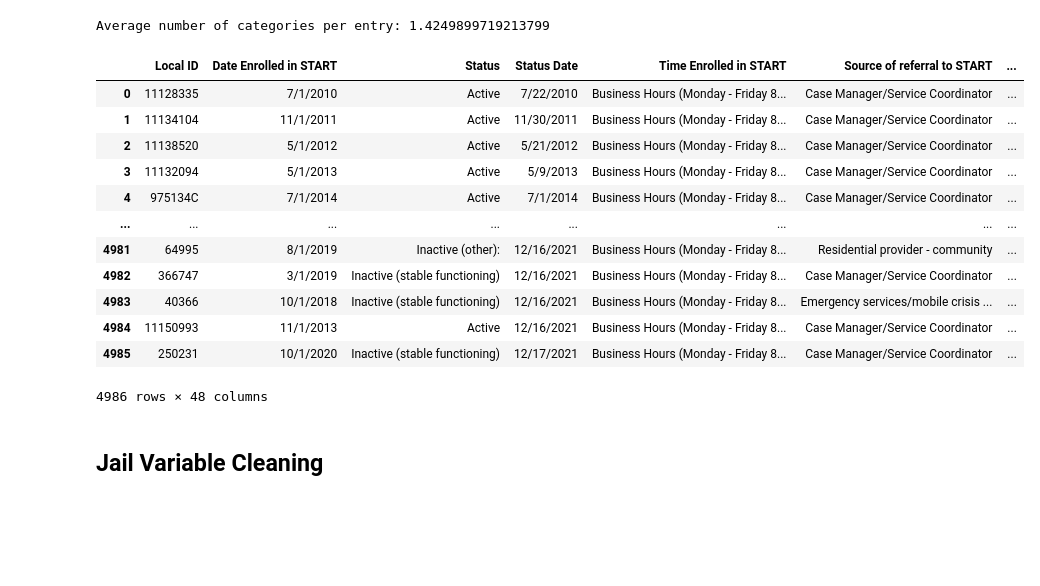
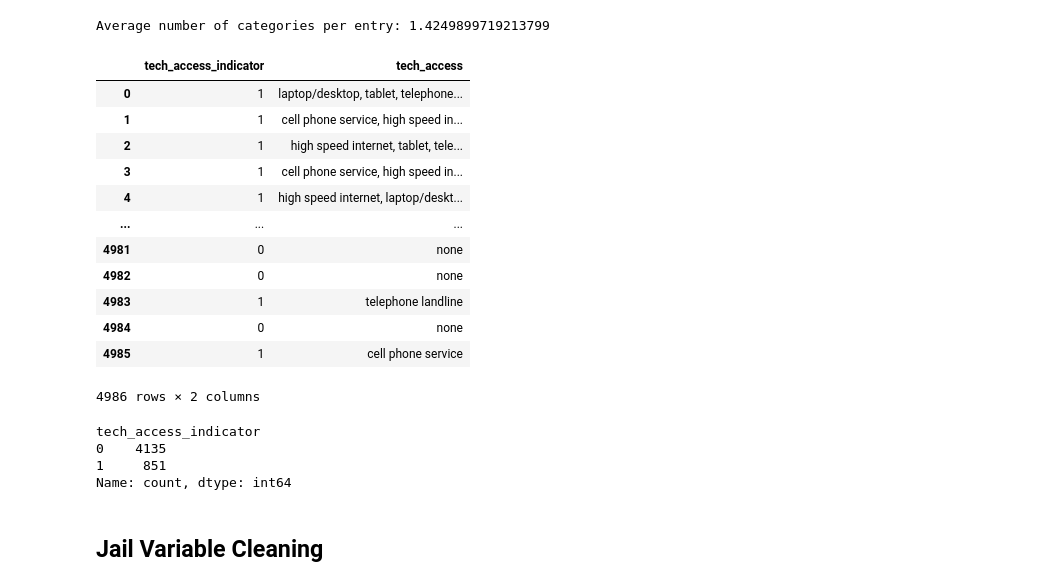
Before and after one commit to katepimentel/QSS20_S24, a Jupyter notebook: my_work/final project code/00_data_cleaning.ipynb, the cells around one changed output. Cells and saved outputs as stored; diff of their text form; code cells hidden in the pictures; blank space fills up the shorter version.

```diff
--- a/my_work/final project code/00_data_cleaning.ipynb
+++ b/my_work/final project code/00_data_cleaning.ipynb
@@ -133,27 +133,34 @@ Average number of categories per entry: 1.4249899719213799
 # %%
 # Define a function to check for access to smartphone/cell phone service/telephone landline
 def check_tech_access(row):
 
     keywords = ["telephone landline", "cell phone service", "smartphone"]
     return 1 if any(keyword in row.lower() for keyword in keywords) else 0
 
 # Apply the function to create a new column
 df_demographics['tech_access_indicator'] = df_demographics['tech_access'].apply(check_tech_access)
-df_demographics
+df_demographics[['tech_access_indicator', 'tech_access']]
 # %% [output]
-|  | Local ID | Date Enrolled in START | Status | Status Date | Time Enrolled in START | Source of referral to START | ... |
-| 0 | 11128335 | 7/1/2010 | Active | 7/22/2010 | Business Hours (Monday - Friday 8... | Case Manager/Service Coordinator | ... |
-| 1 | 11134104 | 11/1/2011 | Active | 11/30/2011 | Business Hours (Monday - Friday 8... | Case Manager/Service Coordinator | ... |
-| 2 | 11138520 | 5/1/2012 | Active | 5/21/2012 | Business Hours (Monday - Friday 8... | Case Manager/Service Coordinator | ... |
-| 3 | 11132094 | 5/1/2013 | Active | 5/9/2013 | Business Hours (Monday - Friday 8... | Case Manager/Service Coordinator | ... |
-| 4 | 975134C | 7/1/2014 | Active | 7/1/2014 | Business Hours (Monday - Friday 8... | Case Manager/Service Coordinator | ... |
-| ... | ... | ... | ... | ... | ... | ... | ... |
-| 4981 | 64995 | 8/1/2019 | Inactive (other): | 12/16/2021 | Business Hours (Monday - Friday 8... | Residential provider - community | ... |
-| 4982 | 366747 | 3/1/2019 | Inactive (stable functioning) | 12/16/2021 | Business Hours (Monday - Friday 8... | Case Manager/Service Coordinator | ... |
-| 4983 | 40366 | 10/1/2018 | Inactive (stable functioning) | 12/16/2021 | Business Hours (Monday - Friday 8... | Emergency services/mobile crisis ... | ... |
-| 4984 | 11150993 | 11/1/2013 | Active | 12/16/2021 | Business Hours (Monday - Friday 8... | Case Manager/Service Coordinator | ... |
-| 4985 | 250231 | 10/1/2020 | Inactive (stable functioning) | 12/17/2021 | Business Hours (Monday - Friday 8... | Case Manager/Service Coordinator | ... |
+|  | tech_access_indicator | tech_access |
+| 0 | 1 | laptop/desktop, tablet, telephone... |
+| 1 | 1 | cell phone service, high speed in... |
+| 2 | 1 | high speed internet, tablet, tele... |
+| 3 | 1 | cell phone service, high speed in... |
+| 4 | 1 | high speed internet, laptop/deskt... |
+| ... | ... | ... |
+| 4981 | 0 | none |
+| 4982 | 0 | none |
+| 4983 | 1 | telephone landline |
+| 4984 | 0 | none |
+| 4985 | 1 | cell phone service |
-4986 rows × 48 columns
+4986 rows × 2 columns
+# %%
+df_demographics['tech_access_indicator'].value_counts()
+# %% [output]
+tech_access_indicator
+0    4135
+1     851
+Name: count, dtype: int64
 # %% [markdown]
 ## Jail Variable Cleaning
 # %%
```
Also changed, not shown: parts of 2 cells of this notebook.
